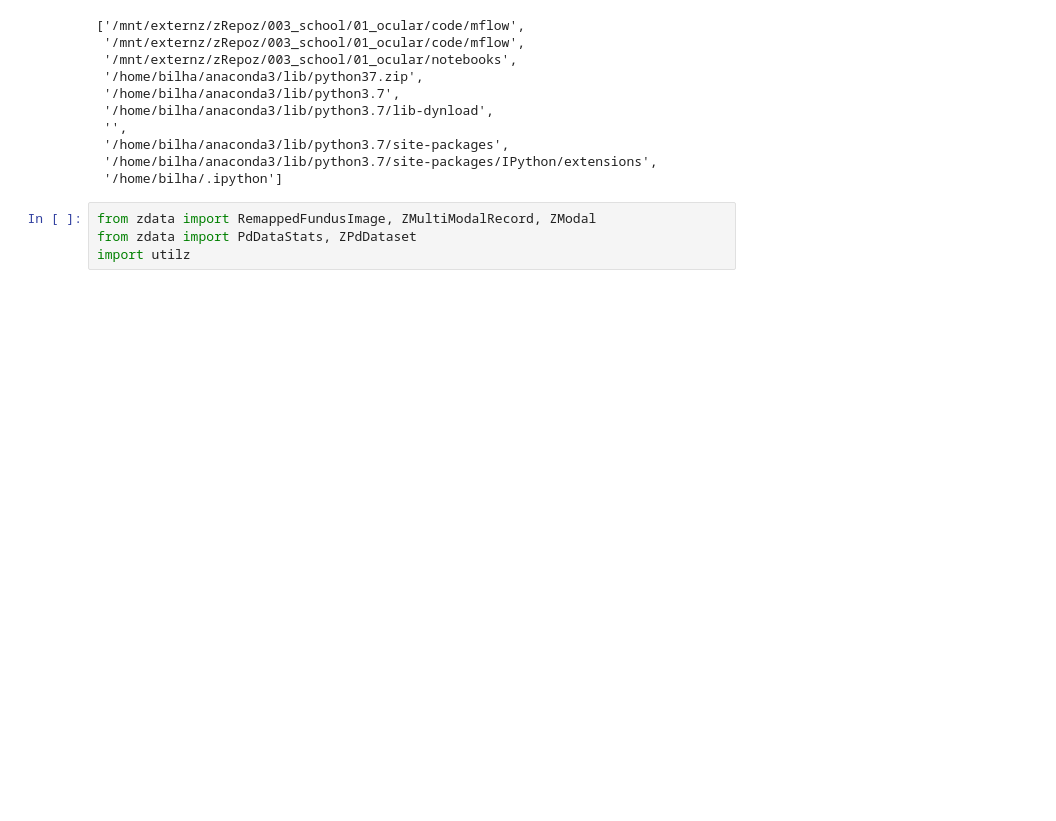
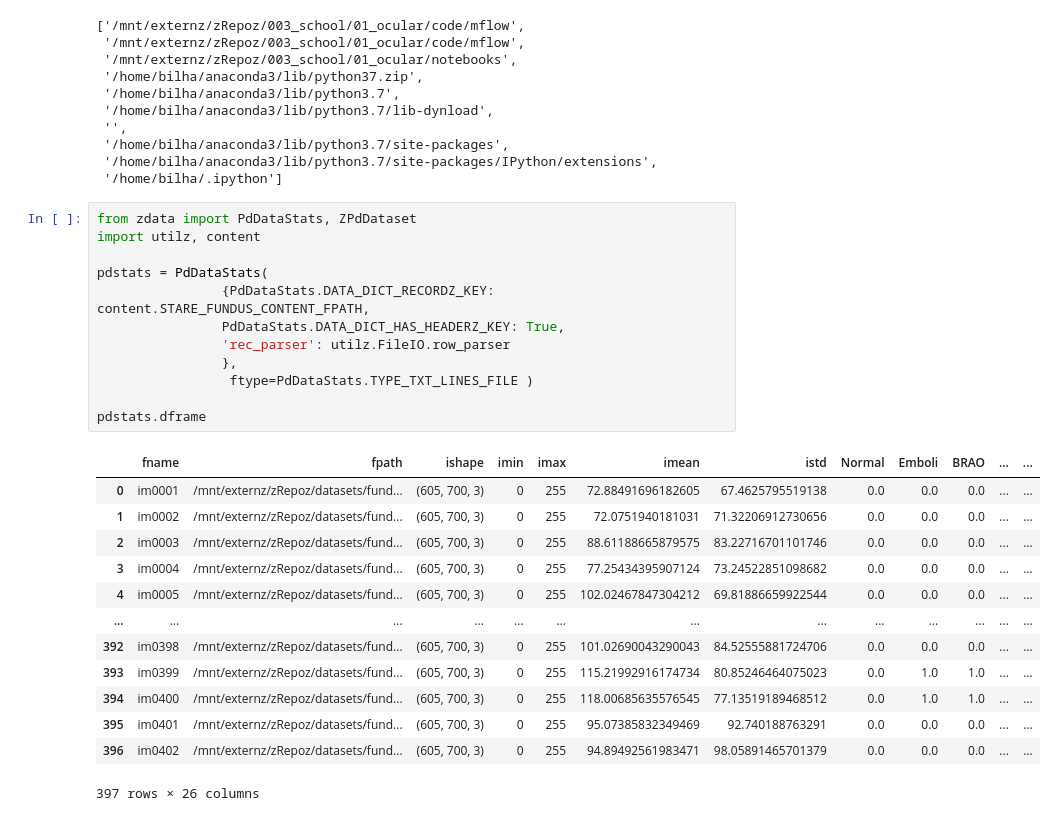
Before and after one commit to bilha-analytics/school, a Jupyter notebook: 01_ocular/notebooks/002f_refactoring.ipynb, the cells around one changed output. Cells and saved outputs as stored; diff of their text form; blank space fills up the shorter version.

```diff
--- a/01_ocular/notebooks/002f_refactoring.ipynb
+++ b/01_ocular/notebooks/002f_refactoring.ipynb
@@ -30,7 +30,29 @@ CWD::  /mnt/externz/zRepoz/003_school/01_ocular/notebooks
  '/home/bilha/anaconda3/lib/python3.7/site-packages',
  '/home/bilha/anaconda3/lib/python3.7/site-packages/IPython/extensions',
  '/home/bilha/.ipython']
-# %%
-from zdata import RemappedFundusImage, ZMultiModalRecord, ZModal
-from zdata import PdDataStats, ZPdDataset
-import utilz
+# %%
+from zdata import PdDataStats, ZPdDataset
+import utilz, content
+
+pdstats = PdDataStats(
+                {PdDataStats.DATA_DICT_RECORDZ_KEY: content.STARE_FUNDUS_CONTENT_FPATH,
+                PdDataStats.DATA_DICT_HAS_HEADERZ_KEY: True,
+                'rec_parser': utilz.FileIO.row_parser
+                },
+                 ftype=PdDataStats.TYPE_TXT_LINES_FILE )
+
+pdstats.dframe
+# %% [output]
+|  | fname | fpath | ishape | imin | imax | imean | istd | Normal | Emboli | BRAO | ... | ... |
+| 0 | im0001 | /mnt/externz/zRepoz/datasets/fund... | (605, 700, 3) | 0 | 255 | 72.88491696182605 | 67.4625795519138 | 0.0 | 0.0 | 0.0 | ... | ... |
+| 1 | im0002 | /mnt/externz/zRepoz/datasets/fund... | (605, 700, 3) | 0 | 255 | 72.0751940181031 | 71.32206912730656 | 0.0 | 0.0 | 0.0 | ... | ... |
+| 2 | im0003 | /mnt/externz/zRepoz/datasets/fund... | (605, 700, 3) | 0 | 255 | 88.61188665879575 | 83.22716701101746 | 0.0 | 0.0 | 0.0 | ... | ... |
+| 3 | im0004 | /mnt/externz/zRepoz/datasets/fund... | (605, 700, 3) | 0 | 255 | 77.25434395907124 | 73.24522851098682 | 0.0 | 0.0 | 0.0 | ... | ... |
+| 4 | im0005 | /mnt/externz/zRepoz/datasets/fund... | (605, 700, 3) | 0 | 255 | 102.02467847304212 | 69.81886659922544 | 0.0 | 0.0 | 0.0 | ... | ... |
+| ... | ... | ... | ... | ... | ... | ... | ... | ... | ... | ... | ... | ... |
+| 392 | im0398 | /mnt/externz/zRepoz/datasets/fund... | (605, 700, 3) | 0 | 255 | 101.02690043290043 | 84.52555881724706 | 0.0 | 0.0 | 0.0 | ... | ... |
+| 393 | im0399 | /mnt/externz/zRepoz/datasets/fund... | (605, 700, 3) | 0 | 255 | 115.21992916174734 | 80.85246464075023 | 0.0 | 1.0 | 1.0 | ... | ... |
+| 394 | im0400 | /mnt/externz/zRepoz/datasets/fund... | (605, 700, 3) | 0 | 255 | 118.00685635576545 | 77.13519189468512 | 0.0 | 1.0 | 1.0 | ... | ... |
+| 395 | im0401 | /mnt/externz/zRepoz/datasets/fund... | (605, 700, 3) | 0 | 255 | 95.07385832349469 | 92.740188763291 | 0.0 | 0.0 | 0.0 | ... | ... |
+| 396 | im0402 | /mnt/externz/zRepoz/datasets/fund... | (605, 700, 3) | 0 | 255 | 94.89492561983471 | 98.05891465701379 | 0.0 | 0.0 | 0.0 | ... | ... |
+397 rows × 26 columns
```
Also changed, not shown: parts of 5 cells of this notebook, 14 other files.
